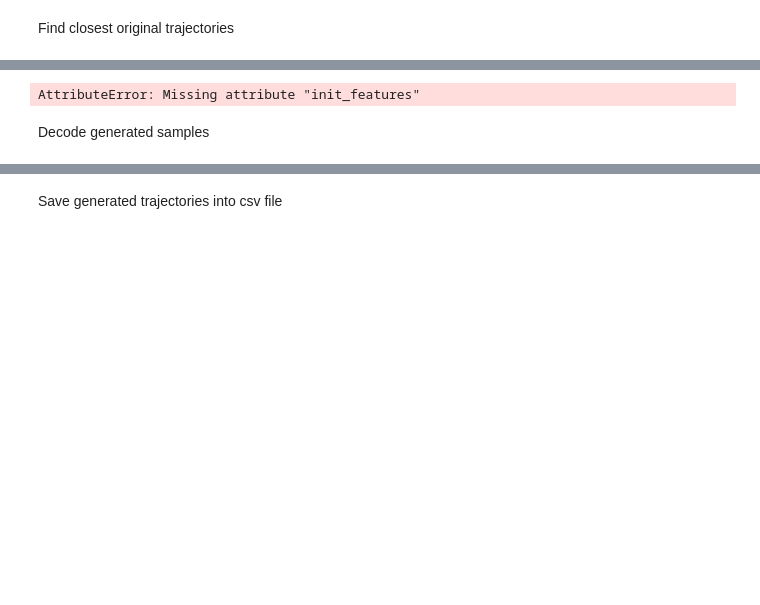
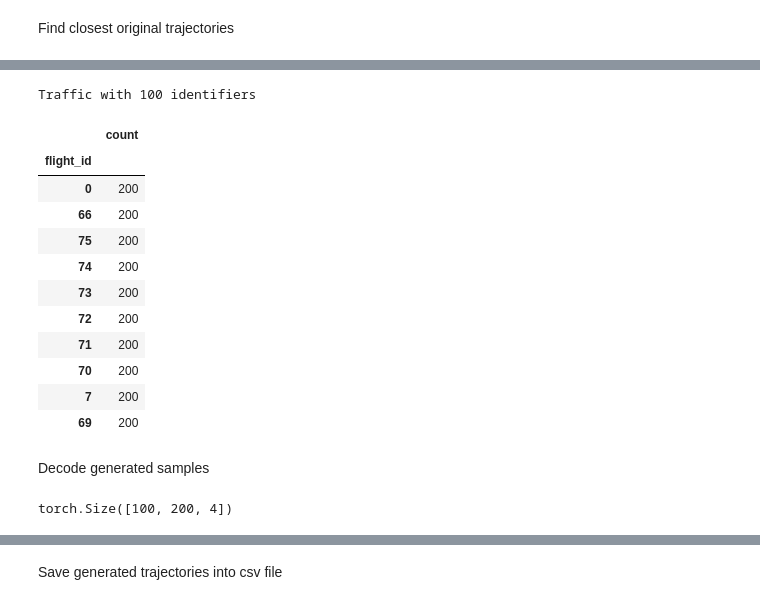
Before and after one commit to alafage/deep-traffic-generation, a Jupyter notebook: notebooks/vae.ipynb, the cells around one changed output, grey strips where cells are left out. Cells and saved outputs as stored; diff of their text form; code cells hidden in the pictures; blank space fills up the shorter version.

```diff
--- a/notebooks/vae.ipynb
+++ b/notebooks/vae.ipynb
@@ -193,26 +208,40 @@ data = data.reshape((-1, dataset.input_dim))
 data = dataset.scaler.inverse_transform(data)
 # %%
-data = data.reshape((10, -1))
+# data = data.reshape((10, -1))
 data = np.concatenate((info, data), axis=1)
 builder = model.get_builder(data.shape[0], 200)
 features = [
     "track" if "track" in f else f for f in model.hparams.features
 ]
 traffic_original = traffic_from_data(
     data, features, model.dataset_params["info_params"]["features"], builder=builder
 )
 
 if "track" not in traffic_original.data.columns:
     traffic_original = traffic_original.cumulative_distance().eval(desc="")
 
 traffic_original
 # %% [output]
-AttributeError: Missing attribute "init_features"
+Traffic with 100 identifiers
+|  | count |
+| flight_id |  |
+| 0 | 200 |
+| 66 | 200 |
+| 75 | 200 |
+| 74 | 200 |
+| 73 | 200 |
+| 72 | 200 |
+| 71 | 200 |
+| 70 | 200 |
+| 7 | 200 |
+| 69 | 200 |
 # %% [markdown]
 Decode generated samples
 # %%
-outputs = model.decoder(torch.Tensor(x_sim))
+outputs = model.decoder(torch.Tensor(x_sim), torch.Tensor([200]*n_samples))
 outputs = torch.transpose(outputs, 1, 2)
 outputs.size()
+# %% [output]
+torch.Size([100, 200, 4])
 # %%
 data = outputs.detach().numpy()
```
Also changed, not shown: parts of 28 cells of this notebook, 49 other files.
